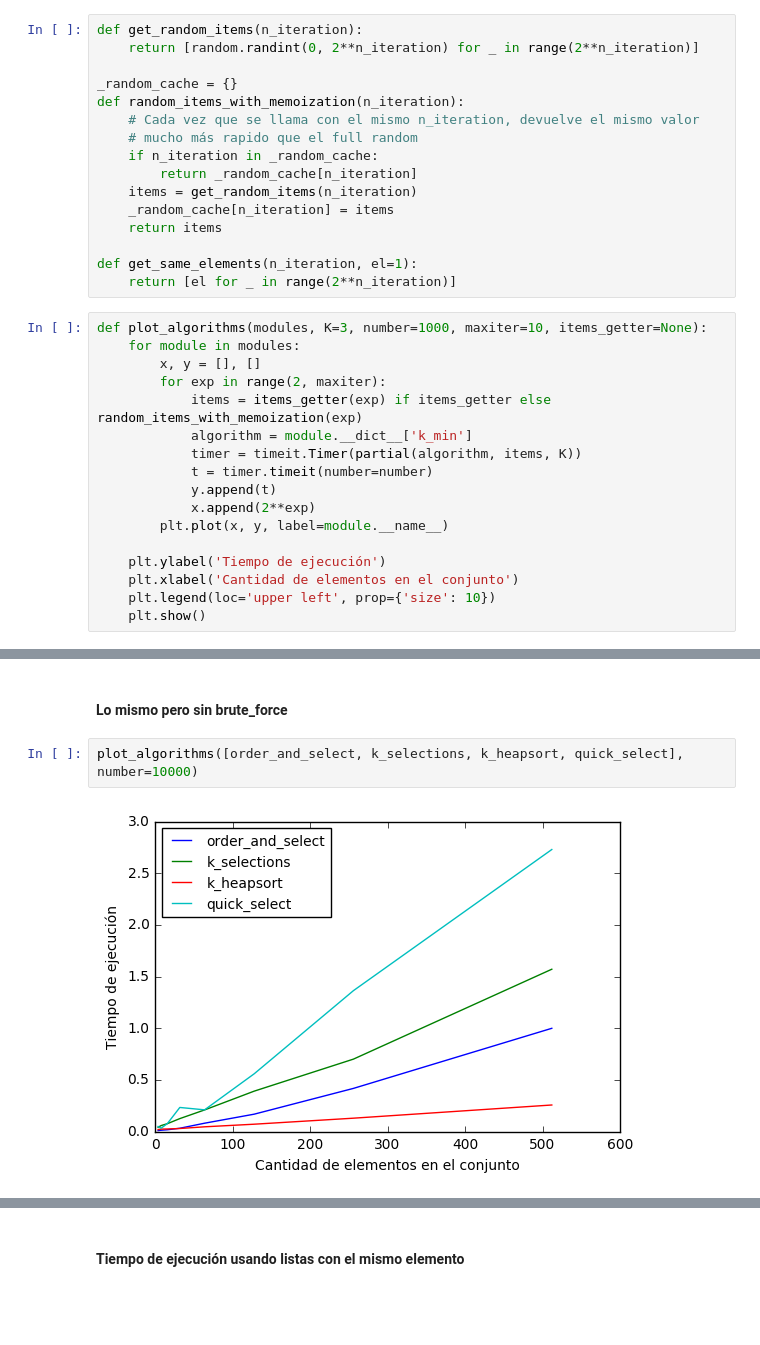
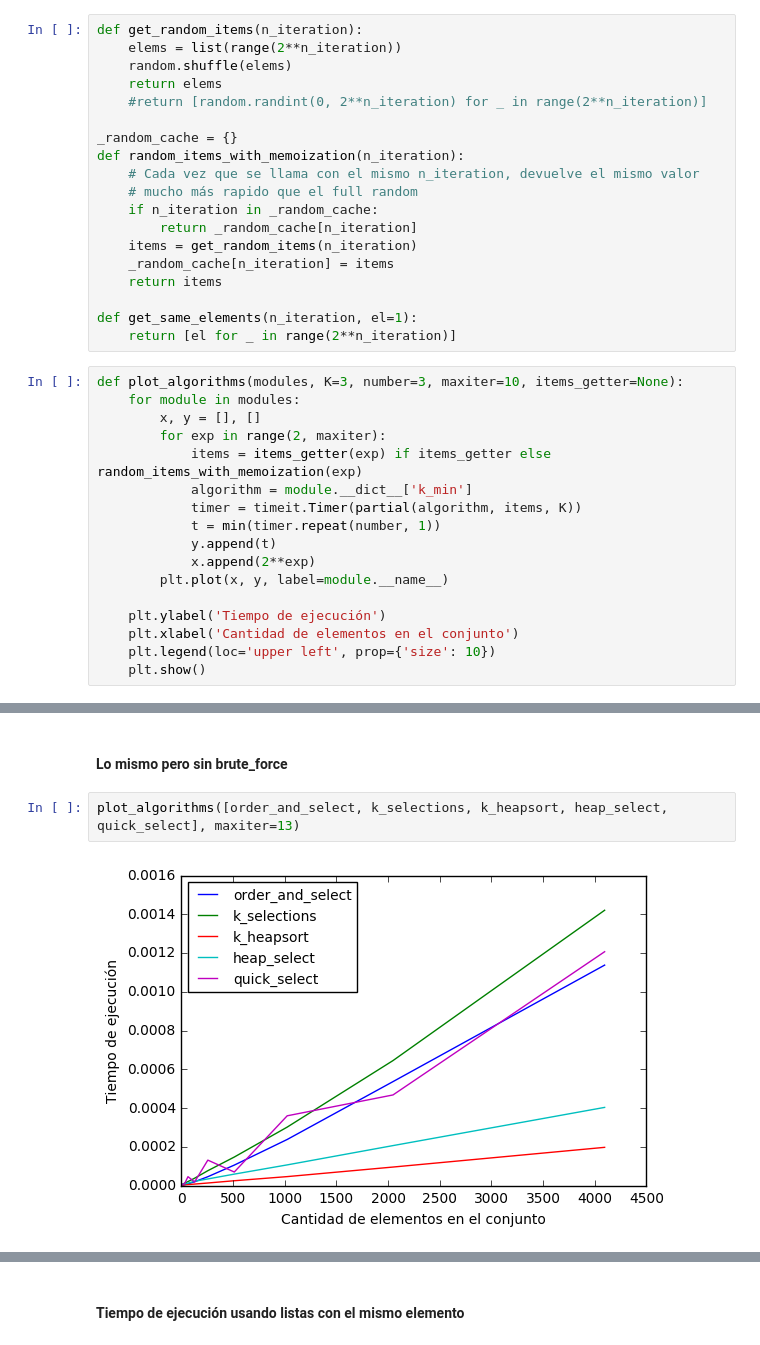
Before and after one commit to edittler/tda-fiuba, a Jupyter notebook: tp1/estadistico-k/algoritmos.ipynb, the cells around one changed output, grey strips where cells are left out. Cells and saved outputs as stored; diff of their text form; blank space fills up the shorter version.

```diff
--- a/tp1/estadistico-k/algoritmos.ipynb
+++ b/tp1/estadistico-k/algoritmos.ipynb
@@ -16,7 +16,10 @@ from functools import partial
 import brute_force, order_and_select, k_selections, k_heapsort, heap_select, quick_select
 # %%
 def get_random_items(n_iteration):
-    return [random.randint(0, 2**n_iteration) for _ in range(2**n_iteration)]
+    elems = list(range(2**n_iteration))
+    random.shuffle(elems)
+    return elems
+    #return [random.randint(0, 2**n_iteration) for _ in range(2**n_iteration)]
 
 _random_cache = {}
 def random_items_with_memoization(n_iteration):
@@ -31,14 +34,14 @@ def random_items_with_memoization(n_iteration):
 def get_same_elements(n_iteration, el=1):
     return [el for _ in range(2**n_iteration)]
 # %%
-def plot_algorithms(modules, K=3, number=1000, maxiter=10, items_getter=None):
+def plot_algorithms(modules, K=3, number=3, maxiter=10, items_getter=None):
     for module in modules:
         x, y = [], []
         for exp in range(2, maxiter):
             items = items_getter(exp) if items_getter else random_items_with_memoization(exp)
             algorithm = module.__dict__['k_min']
             timer = timeit.Timer(partial(algorithm, items, K))
-            t = timer.timeit(number=number)
+            t = min(timer.repeat(number, 1))
             y.append(t)
             x.append(2**exp)
         plt.plot(x, y, label=module.__name__)
@@ -59,6 +63,6 @@ plot_algorithms([brute_force, order_and_select, k_selections, k_heapsort, quick_
 # %% [markdown]
 #### Lo mismo pero sin brute_force
 # %%
-plot_algorithms([order_and_select, k_selections, k_heapsort, quick_select], number=10000)
+plot_algorithms([order_and_select, k_selections, k_heapsort, heap_select, quick_select], maxiter=13)
 # %% [output]
-[figure, old version]
+[figure, new version]
```
Also changed, not shown: parts of 9 cells of this notebook.
